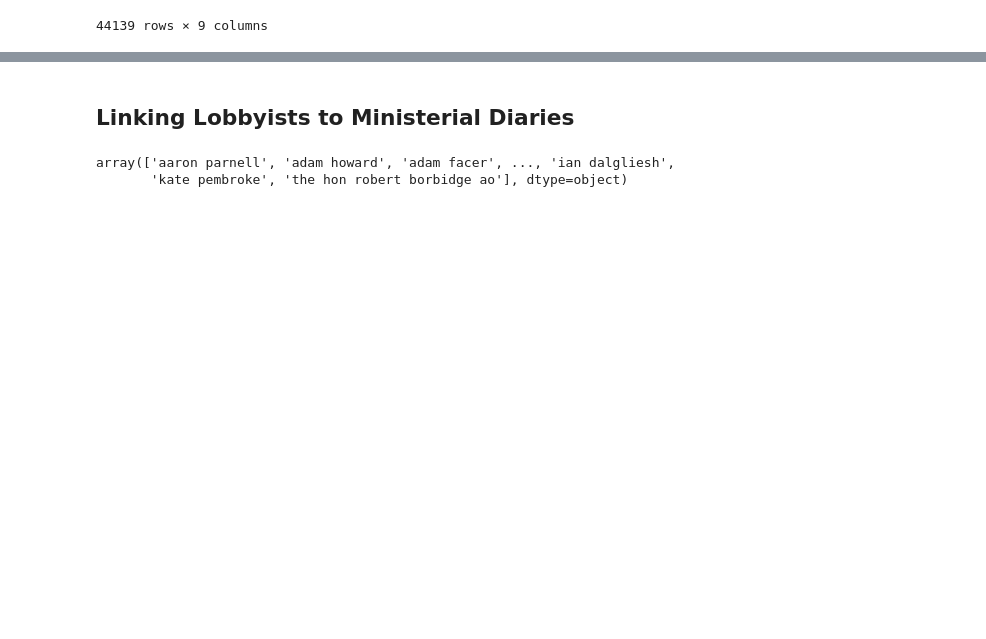
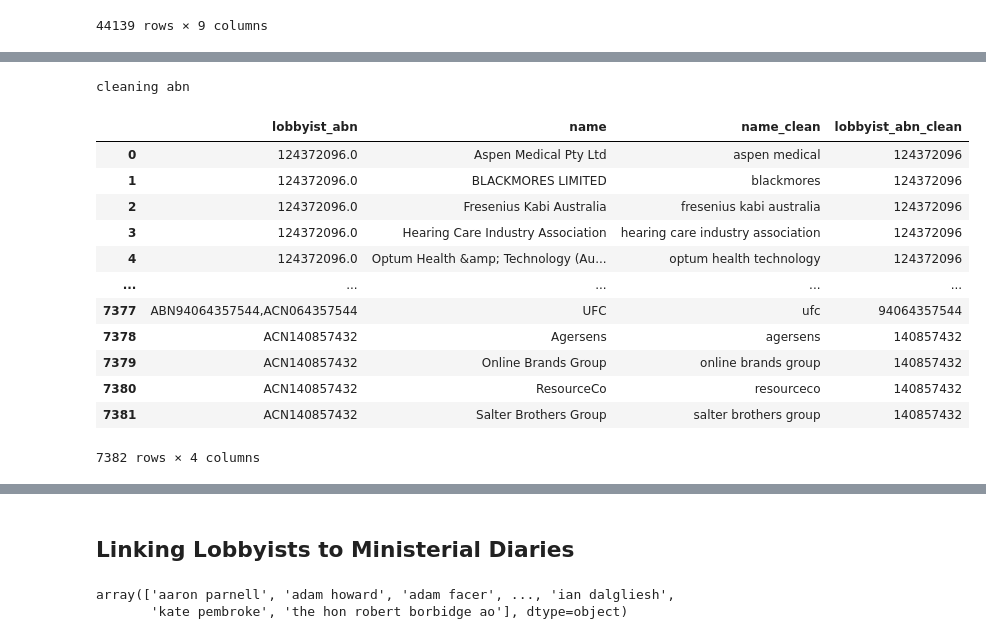
Before and after one commit to sjeruto/ARDC-Project, a Jupyter notebook: notebooks/mg_workbook.ipynb, the cells around one changed output, grey strips where cells are left out. Saved outputs shown, nothing was run; the diff lists cells and outputs as text; code cells hidden in the pictures; blank space fills up the shorter version.

```diff
--- a/notebooks/mg_workbook.ipynb
+++ b/notebooks/mg_workbook.ipynb
@@ -40,0 +60,18 @@ diaries_df
+# %%
+all_lobyist_clients_df = lobbyistDataService.get_all_lobbyist_clients()
+all_lobyist_clients_df
+# %% [output]
+cleaning abn
+|  | lobbyist_abn | name | name_clean | lobbyist_abn_clean |
+| 0 | 124372096.0 | Aspen Medical Pty Ltd | aspen medical | 124372096 |
+| 1 | 124372096.0 | BLACKMORES LIMITED | blackmores | 124372096 |
+| 2 | 124372096.0 | Fresenius Kabi Australia | fresenius kabi australia | 124372096 |
+| 3 | 124372096.0 | Hearing Care Industry Association | hearing care industry association | 124372096 |
+| 4 | 124372096.0 | Optum Health &amp; Technology (Au... | optum health technology | 124372096 |
+| ... | ... | ... | ... | ... |
+| 7377 | ABN94064357544,ACN064357544 | UFC | ufc | 94064357544 |
+| 7378 | ACN140857432 | Agersens | agersens | 140857432 |
+| 7379 | ACN140857432 | Online Brands Group | online brands group | 140857432 |
+| 7380 | ACN140857432 | ResourceCo | resourceco | 140857432 |
+| 7381 | ACN140857432 | Salter Brothers Group | salter brothers group | 140857432 |
+7382 rows × 4 columns
```
Also changed, not shown: parts of 8 cells of this notebook, 3 other files.
